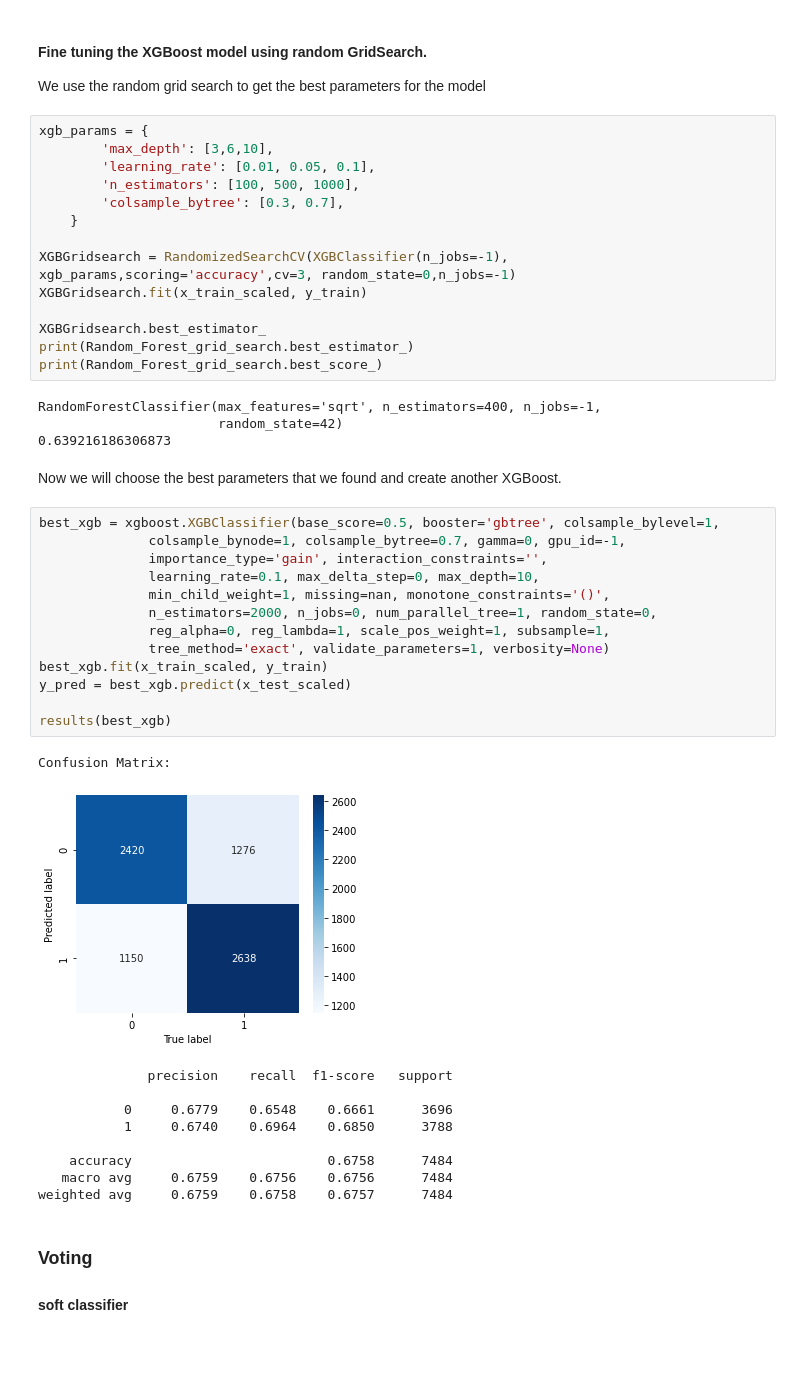
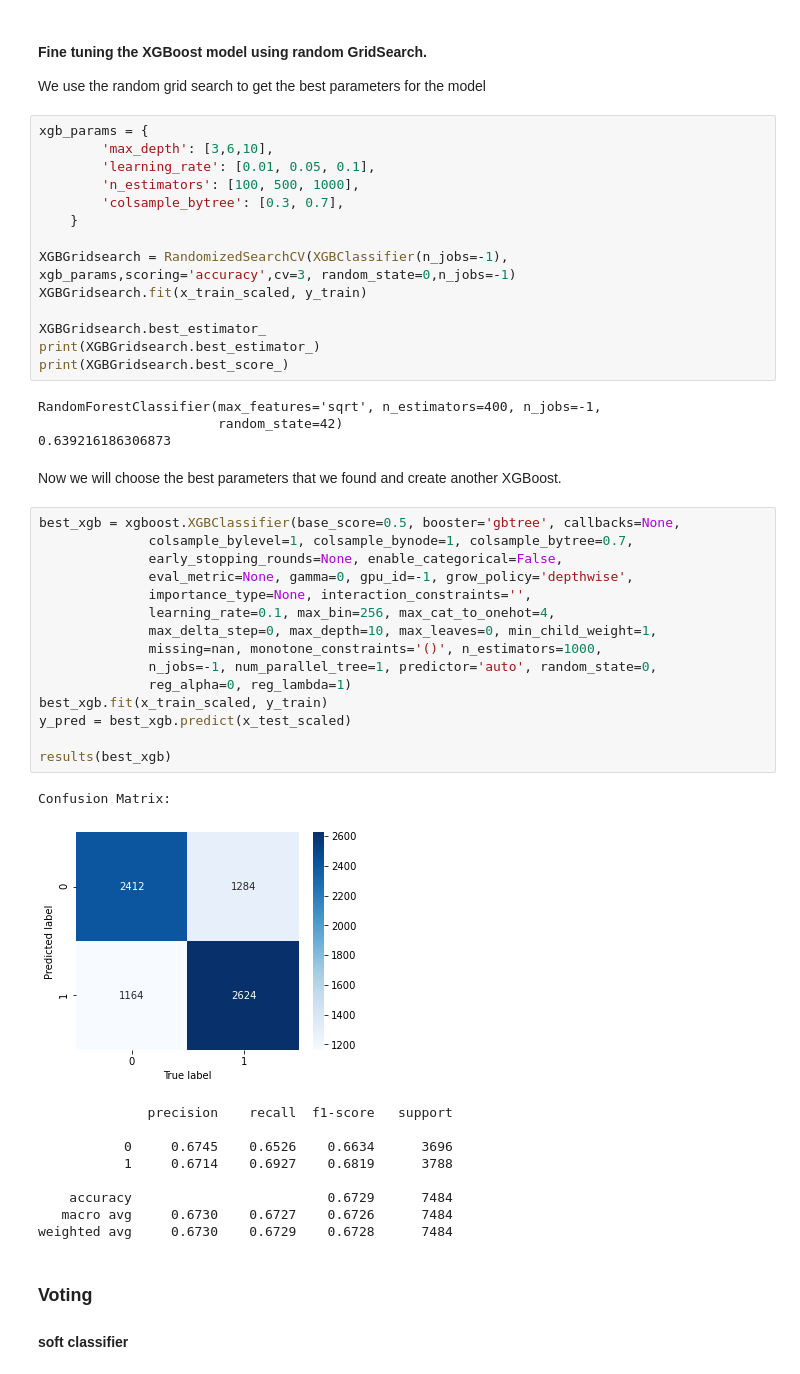
Before and after one commit to sandler2806/Data-Visualization, a Jupyter notebook: Cats Vs Dogs - Classification-checkpoint.ipynb, the cells around one changed output. Saved outputs shown, nothing was run; the diff lists cells and outputs as text; blank space fills up the shorter version.

```diff
--- a/Cats Vs Dogs - Classification-checkpoint.ipynb
+++ b/Cats Vs Dogs - Classification-checkpoint.ipynb
@@ -334,8 +334,8 @@ XGBGridsearch = RandomizedSearchCV(XGBClassifier(n_jobs=-1), xgb_params,scoring=
 XGBGridsearch.fit(x_train_scaled, y_train)
 
 XGBGridsearch.best_estimator_
-print(Random_Forest_grid_search.best_estimator_)
-print(Random_Forest_grid_search.best_score_)
+print(XGBGridsearch.best_estimator_)
+print(XGBGridsearch.best_score_)
 # %% [output]
 RandomForestClassifier(max_features='sqrt', n_estimators=400, n_jobs=-1,
                        random_state=42)
@@ -343,29 +343,31 @@ RandomForestClassifier(max_features='sqrt', n_estimators=400, n_jobs=-1,
 # %% [markdown]
 Now we will choose the best parameters that we found and create another XGBoost.
 # %%
-best_xgb = xgboost.XGBClassifier(base_score=0.5, booster='gbtree', colsample_bylevel=1,
-              colsample_bynode=1, colsample_bytree=0.7, gamma=0, gpu_id=-1,
-              importance_type='gain', interaction_constraints='',
-              learning_rate=0.1, max_delta_step=0, max_depth=10,
-              min_child_weight=1, missing=nan, monotone_constraints='()',
-              n_estimators=2000, n_jobs=0, num_parallel_tree=1, random_state=0,
-              reg_alpha=0, reg_lambda=1, scale_pos_weight=1, subsample=1,
-              tree_method='exact', validate_parameters=1, verbosity=None)
+best_xgb = xgboost.XGBClassifier(base_score=0.5, booster='gbtree', callbacks=None,
+              colsample_bylevel=1, colsample_bynode=1, colsample_bytree=0.7,
+              early_stopping_rounds=None, enable_categorical=False,
+              eval_metric=None, gamma=0, gpu_id=-1, grow_policy='depthwise',
+              importance_type=None, interaction_constraints='',
+              learning_rate=0.1, max_bin=256, max_cat_to_onehot=4,
+              max_delta_step=0, max_depth=10, max_leaves=0, min_child_weight=1,
+              missing=nan, monotone_constraints='()', n_estimators=1000,
+              n_jobs=-1, num_parallel_tree=1, predictor='auto', random_state=0,
+              reg_alpha=0, reg_lambda=1)
 best_xgb.fit(x_train_scaled, y_train)
 y_pred = best_xgb.predict(x_test_scaled)
 
 results(best_xgb)
 # %% [output]
 Confusion Matrix:
-[figure, old version]
+[figure, new version]
               precision    recall  f1-score   support
 
-           0     0.6779    0.6548    0.6661      3696
-           1     0.6740    0.6964    0.6850      3788
+           0     0.6745    0.6526    0.6634      3696
+           1     0.6714    0.6927    0.6819      3788
 
-    accuracy                         0.6758      7484
-   macro avg     0.6759    0.6756    0.6756      7484
-weighted avg     0.6759    0.6758    0.6757      7484
+    accuracy                         0.6729      7484
+   macro avg     0.6730    0.6727    0.6726      7484
+weighted avg     0.6730    0.6729    0.6728      7484
 # %% [markdown]
 ###  Voting
 #### soft classifier
```
Also changed, not shown: parts of 3 cells of this notebook.
